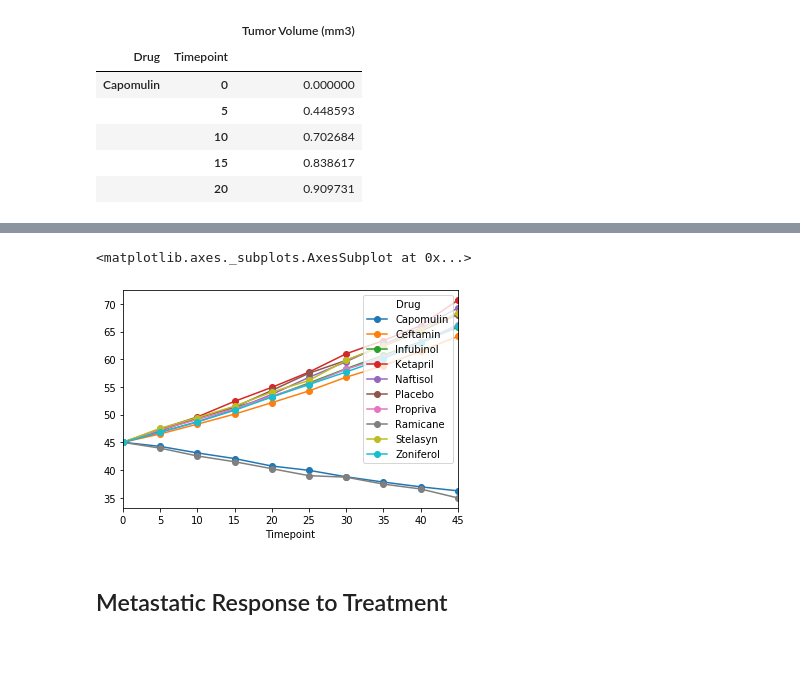
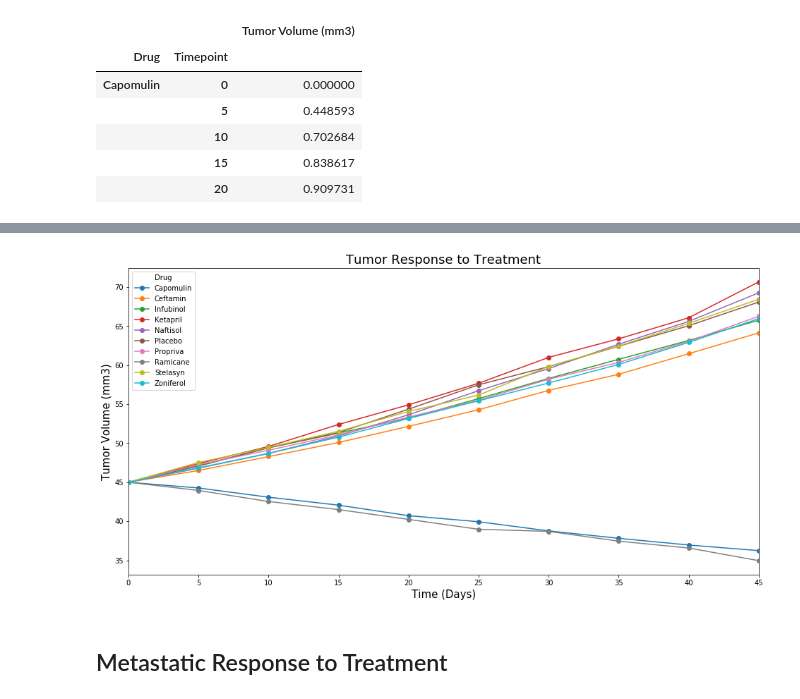
Before and after one commit to ASooklall/matplotlib-challenge, a Jupyter notebook: Pymaceuticals/pymaceuticals.ipynb, the cells around one changed output, grey strips where cells are left out. Saved outputs shown, nothing was run; the diff lists cells and outputs as text; code cells hidden in the pictures; blank space fills up the shorter version.

```diff
--- a/Pymaceuticals/pymaceuticals.ipynb
+++ b/Pymaceuticals/pymaceuticals.ipynb
@@ -156,11 +137,3 @@ mean_tvol_pivot
 | 35 | 37.816839 | 58.827548 | 60.742461 | 63.371686 | 62.685087 | 62.420615 | 60.350199 | 37.451996 | 62.440699 | ... |
 | 40 | 36.958001 | 61.467895 | 63.162824 | 66.068580 | 65.600754 | 65.052675 | 63.045537 | 36.574081 | 65.356386 | ... |
 | 45 | 36.236114 | 64.132421 | 65.755562 | 70.662958 | 69.265506 | 68.084082 | 66.258529 | 34.955595 | 68.438310 | ... |
-# %%
-
-
-tumor_plot = mean_tvol_pivot.plot(marker = 'o')
-tumor_plot
-# %% [output]
-<matplotlib.axes._subplots.AxesSubplot at 0x...>
-[figure, removed]
@@ -170,3 +140,14 @@ plt.show()
+# %%
+tumor_plot = mean_tvol_pivot.plot(marker = 'o',figsize=[16,8]).set_xlabel('Time (Days)',size=15)
+plt.title('Tumor Response to Treatment',size=18)
+plt.ylabel('Tumor Volume (mm3)',size=15)
+
+# plt.errorbar(new_tumor_df['Timepoint'],new_tumor_df['Tumor Volume (mm3)'],tvol_sem)
+
+tumor_plot;
+plt.show()
+# %% [output]
+[figure, added]
 # %% [markdown]
 ## Metastatic Response to Treatment
 # %%
```
Also changed, not shown: parts of 7 cells of this notebook.
